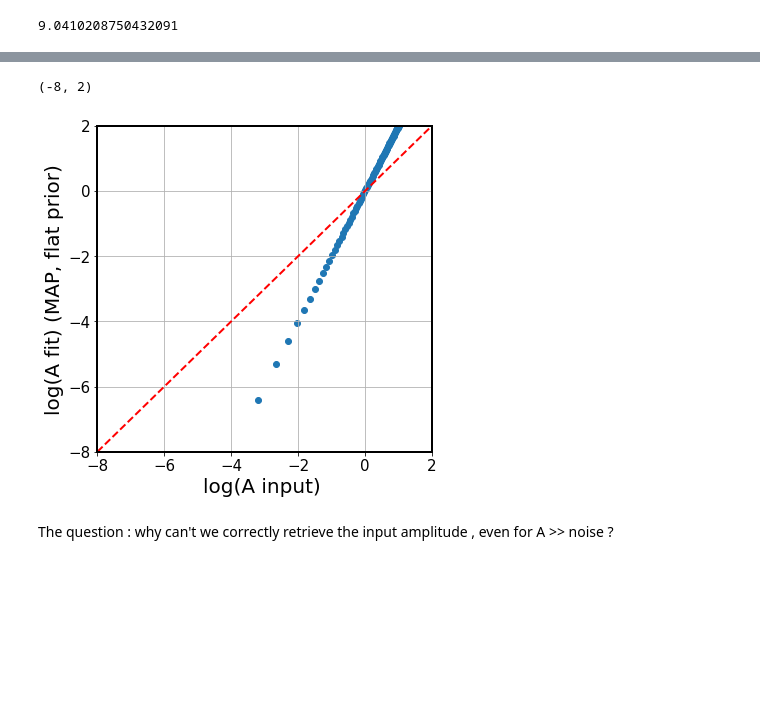
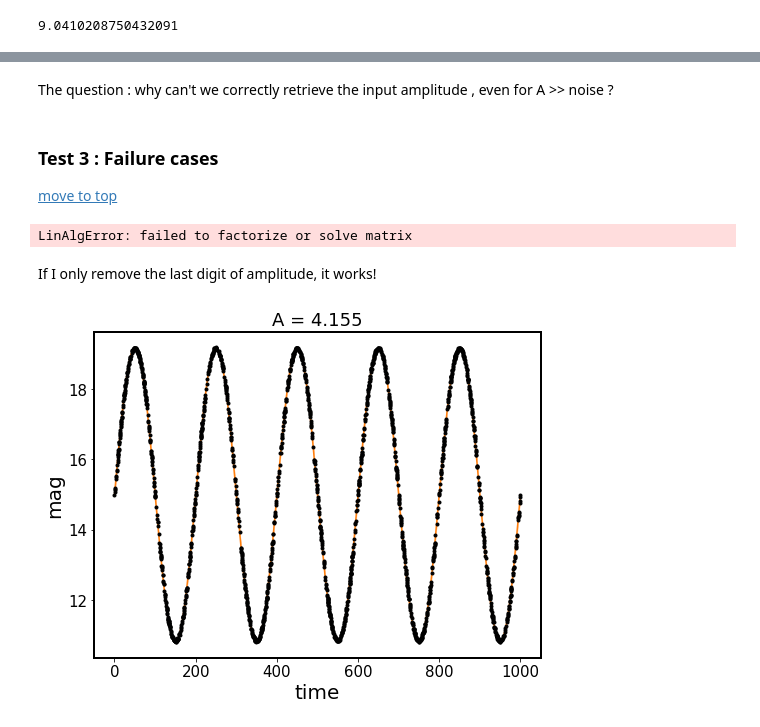
Before and after one commit to suberlak/DRW_combination_kernels, a Jupyter notebook: code/Fit_sinusoid.ipynb, the cells around one changed output, grey strips where cells are left out. Drawn from its saved outputs; the diff is of its cells as text; code cells hidden in the pictures; blank space fills up the shorter version.

Commit message:
added failure case

```diff
--- a/code/Fit_sinusoid.ipynb
+++ b/code/Fit_sinusoid.ipynb
@@ -245,17 +273,34 @@ ax.grid()
-# %%
-# Plot as logs :
-fig,ax = plt.subplots(1,1,figsize=(6,6))
-ax.scatter(np.log(A_in), np.log(A_fit))
-
-ax.set_xlabel('log(A input) ')
-ax.set_ylabel('log(A fit) (MAP, flat prior)')
-x  = np.linspace(-8,2,100)
-ax.plot(x,x, ls = '--', lw=2 ,c= 'red')
-ax.grid()
-ax.set_xlim(-8,2)
-ax.set_ylim(-8,2)
-# %% [output]
-(-8, 2)
-[figure, removed]
 # %% [markdown]
 The question : why can't we correctly retrieve the input amplitude , even for A >> noise ?
+# %% [markdown]
+### Test 3 : Failure cases <a id='fail'></a>
+
+[move to top](#toc)
+# %%
+#Failure
+A = 4.155845845845846
+y_sin =  A*np.sin(omega*t) + mean
+
+# add Gaussian noise to create observed data
+y_obs = y_sin+noise
+
+# compute Celerite fit
+results = fit_sinusoid(t,y_obs,yerr, A, period , plot=True,freeze_c=False,
+                      verbose = False )
+# %% [output]
+LinAlgError: failed to factorize or solve matrix
+# %% [markdown]
+If I only remove the last digit of amplitude, it works!
+# %%
+# Works
+A = 4.15584584584584
+y_sin =  A*np.sin(omega*t) + mean
+
+# add Gaussian noise to create observed data
+y_obs = y_sin+noise
+
+# compute Celerite fit
+results = fit_sinusoid(t,y_obs,yerr, A, period , plot=True,freeze_c=False,
+                      verbose = False )
+# %% [output]
+[figure, added]
```
Also changed, not shown: parts of 10 cells of this notebook.
